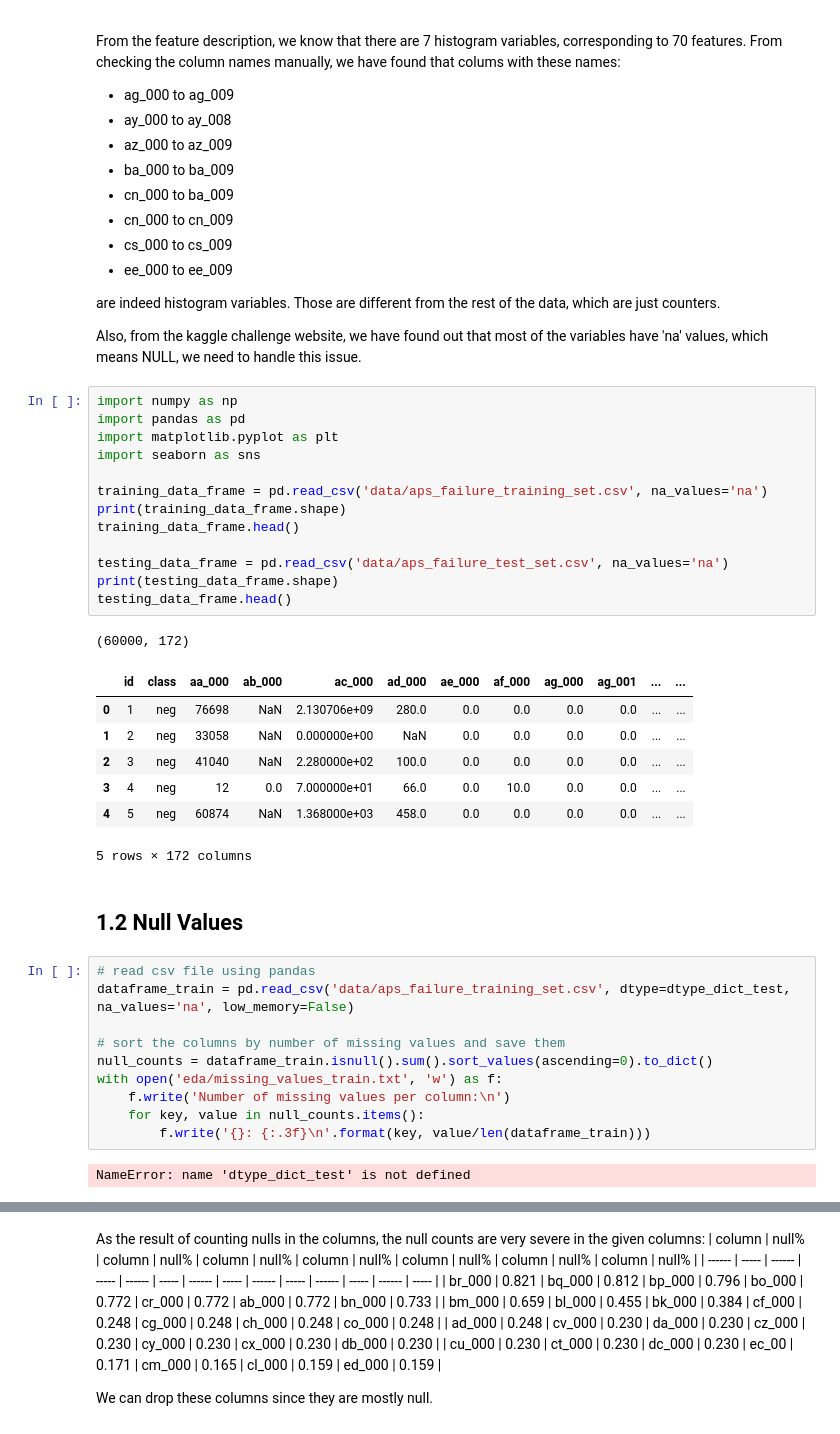
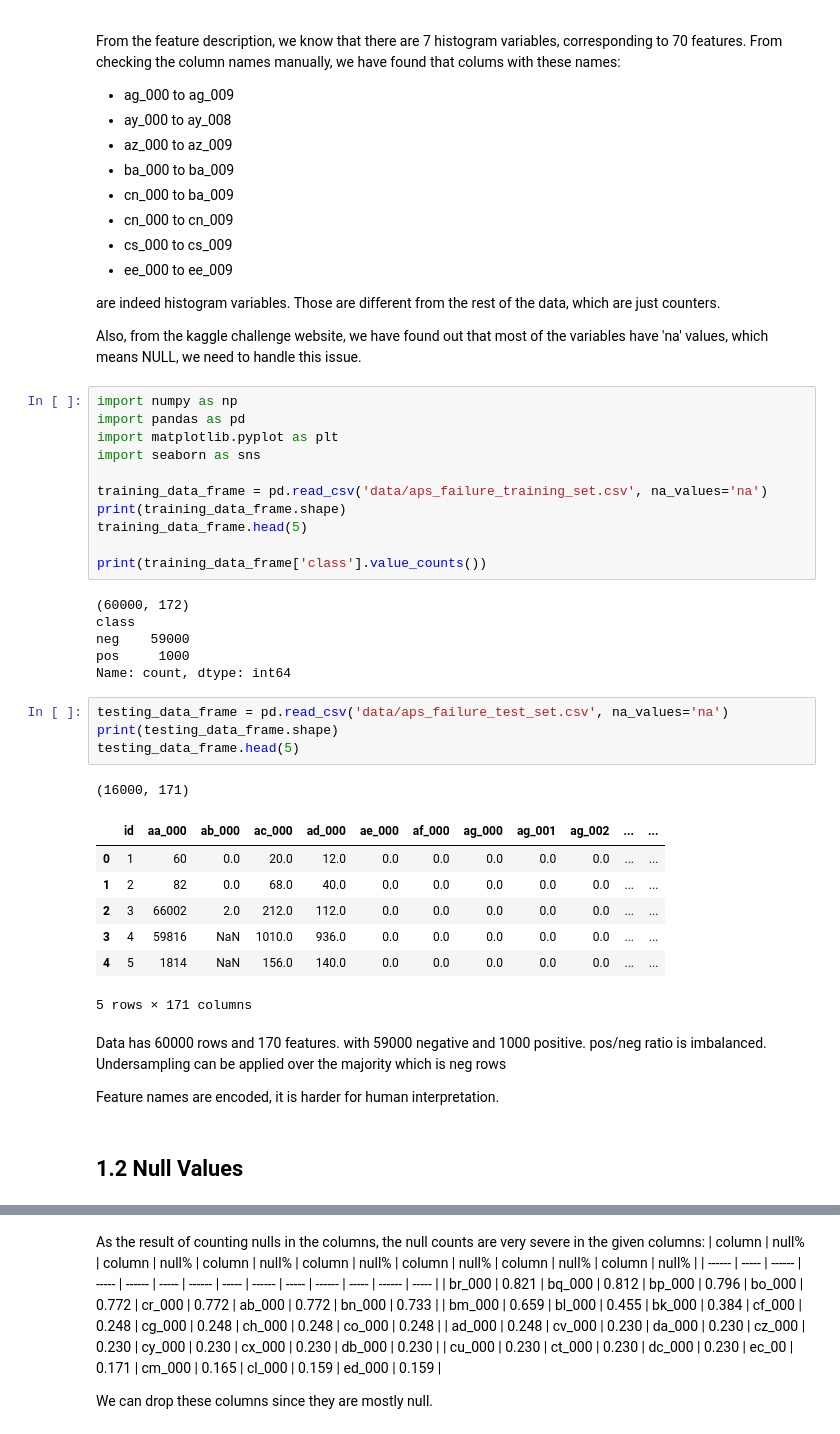
Before and after one commit to lfd-team2/lfd_team2_project, a Jupyter notebook: project.ipynb, the cells around one changed output, grey strips where cells are left out. Cells and saved outputs as stored; diff of their text form.

```diff
--- a/project.ipynb
+++ b/project.ipynb
@@ -34,31 +34,33 @@ import seaborn as sns
 
 training_data_frame = pd.read_csv('data/aps_failure_training_set.csv', na_values='na')
 print(training_data_frame.shape)
-training_data_frame.head()
+training_data_frame.head(5)
 
-testing_data_frame = pd.read_csv('data/aps_failure_test_set.csv', na_values='na')
-print(testing_data_frame.shape)
-testing_data_frame.head()
+print(training_data_frame['class'].value_counts())
 # %% [output]
 (60000, 172)
+class
+neg    59000
+pos     1000
+Name: count, dtype: int64
-|  | id | class | aa_000 | ab_000 | ac_000 | ad_000 | ae_000 | af_000 | ag_000 | ag_001 | ... | ... |
-| 0 | 1 | neg | 76698 | NaN | 2.130706e+09 | 280.0 | 0.0 | 0.0 | 0.0 | 0.0 | ... | ... |
-| 1 | 2 | neg | 33058 | NaN | 0.000000e+00 | NaN | 0.0 | 0.0 | 0.0 | 0.0 | ... | ... |
-| 2 | 3 | neg | 41040 | NaN | 2.280000e+02 | 100.0 | 0.0 | 0.0 | 0.0 | 0.0 | ... | ... |
-| 3 | 4 | neg | 12 | 0.0 | 7.000000e+01 | 66.0 | 0.0 | 10.0 | 0.0 | 0.0 | ... | ... |
-| 4 | 5 | neg | 60874 | NaN | 1.368000e+03 | 458.0 | 0.0 | 0.0 | 0.0 | 0.0 | ... | ... |
-5 rows × 172 columns
+# %%
+testing_data_frame = pd.read_csv('data/aps_failure_test_set.csv', na_values='na')
+print(testing_data_frame.shape)
+testing_data_frame.head(5)
+# %% [output]
+(16000, 171)
+|  | id | aa_000 | ab_000 | ac_000 | ad_000 | ae_000 | af_000 | ag_000 | ag_001 | ag_002 | ... | ... |
+| 0 | 1 | 60 | 0.0 | 20.0 | 12.0 | 0.0 | 0.0 | 0.0 | 0.0 | 0.0 | ... | ... |
+| 1 | 2 | 82 | 0.0 | 68.0 | 40.0 | 0.0 | 0.0 | 0.0 | 0.0 | 0.0 | ... | ... |
+| 2 | 3 | 66002 | 2.0 | 212.0 | 112.0 | 0.0 | 0.0 | 0.0 | 0.0 | 0.0 | ... | ... |
+| 3 | 4 | 59816 | NaN | 1010.0 | 936.0 | 0.0 | 0.0 | 0.0 | 0.0 | 0.0 | ... | ... |
+| 4 | 5 | 1814 | NaN | 156.0 | 140.0 | 0.0 | 0.0 | 0.0 | 0.0 | 0.0 | ... | ... |
+5 rows × 171 columns
+# %% [markdown]
+Data has 60000 rows and 170 features.
+with 59000 negative and 1000 positive. pos/neg ratio is imbalanced.
+Undersampling can be applied over the majority which is neg rows
+
+Feature names are encoded, it is harder for human interpretation.
 # %% [markdown]
 ## 1.2 Null Values
-# %%
-# read csv file using pandas
-dataframe_train = pd.read_csv('data/aps_failure_training_set.csv', dtype=dtype_dict_test, na_values='na', low_memory=False)
-
-# sort the columns by number of missing values and save them
-null_counts = dataframe_train.isnull().sum().sort_values(ascending=0).to_dict()
-with open('eda/missing_values_train.txt', 'w') as f:
-    f.write('Number of missing values per column:\n')
-    for key, value in null_counts.items():
-        f.write('{}: {:.3f}\n'.format(key, value/len(dataframe_train)))
-# %% [output]
-NameError: name 'dtype_dict_test' is not defined
```
Also changed, not shown: parts of 9 cells of this notebook.
